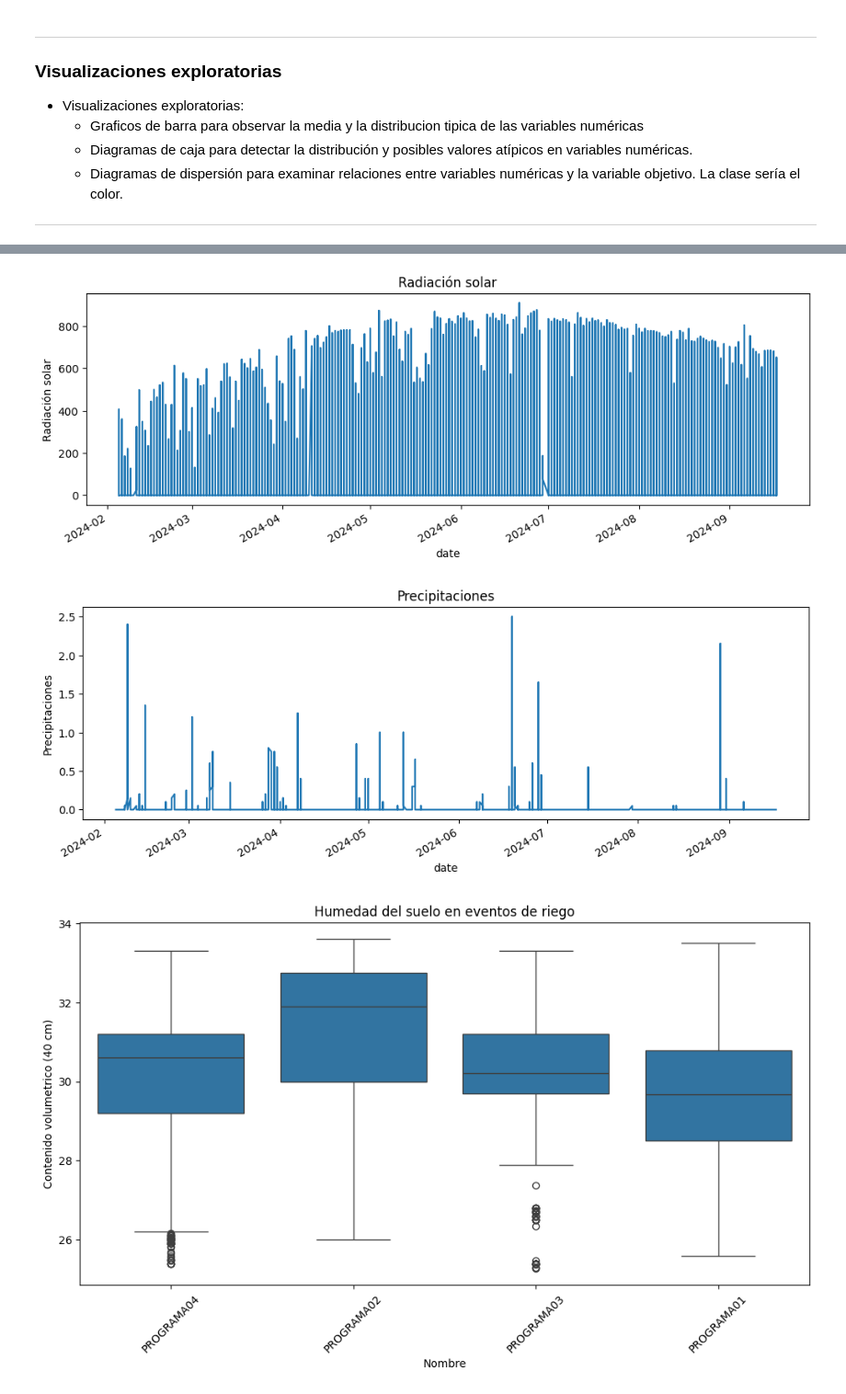
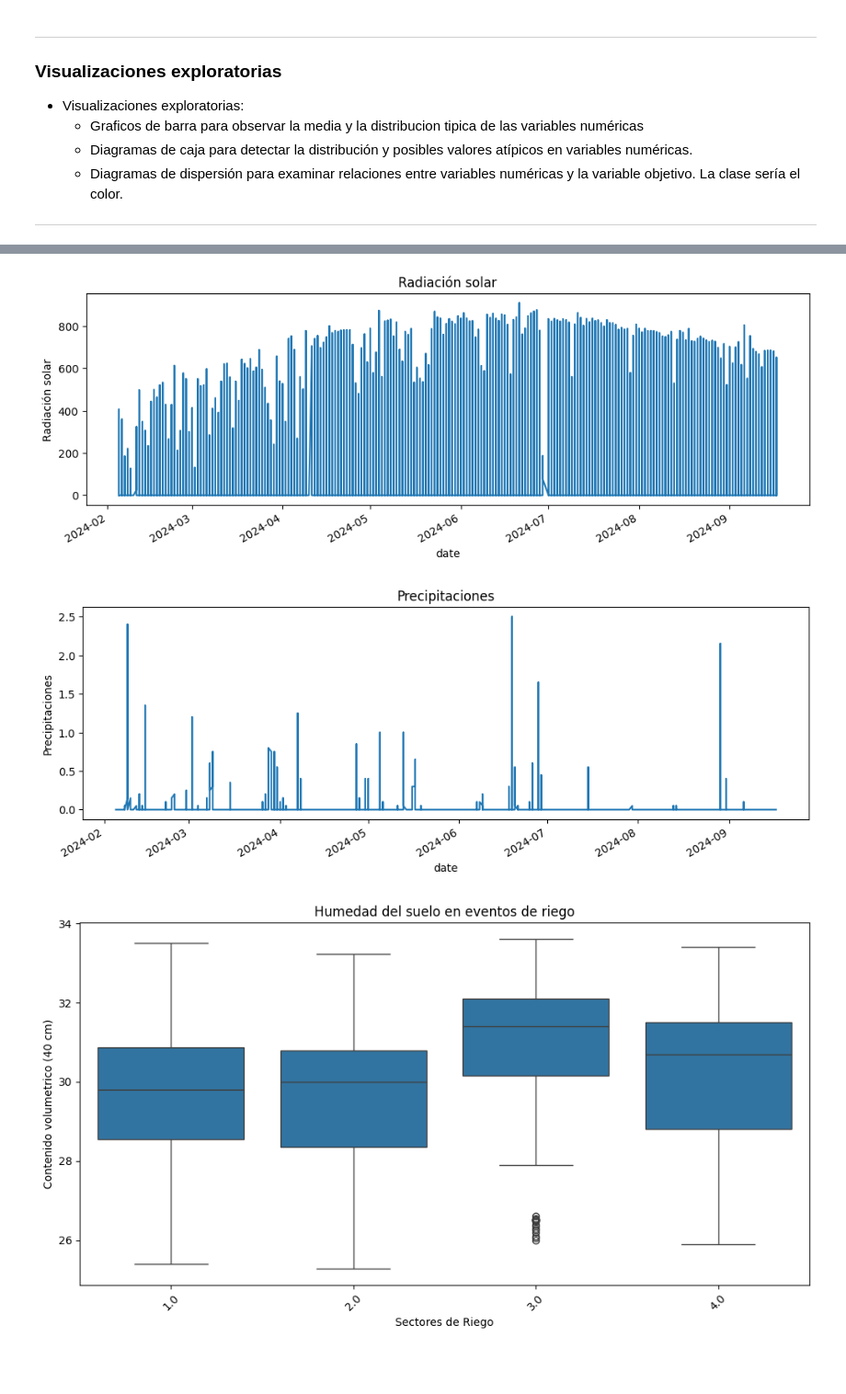
Before and after one commit to rodrigocastroviejo/Optimizacion-de-Riego-Deficitario-Controlado-en-cultivos-Le-osos-Mediante-Machine-Learning, a Jupyter notebook: model/EDA.ipynb, the cells around one changed output, grey strips where cells are left out. Shown at 92% size. Cells and saved outputs as stored; diff of their text form; code cells hidden in the pictures; blank space fills up the shorter version.

```diff
--- a/model/EDA.ipynb
+++ b/model/EDA.ipynb
@@ -140,33 +173,33 @@ df_merged = pd.merge_asof(
     direction='backward'
 )
 
 # Visualizar humedad antes/durante riegos
 plt.figure(figsize=(12,6))
 sns.boxplot(
     data=df_merged,
-    x='Nombre',  # Nombre del programa de riego
+    x='Sectores de Riego',
     y='Contenido volumetrico (40 cm)'
 )
 plt.xticks(rotation=45)
 plt.title('Humedad del suelo en eventos de riego')
 plt.show()
 
 
 # Matriz de correlación para variables numéricas
 corr_matrix = X_datos_suelo1.select_dtypes(include='number').corr()
 
 plt.figure(figsize=(16,12))
 sns.heatmap(corr_matrix, annot=True, fmt=".2f", cmap='coolwarm',
             annot_kws={"size": 8}, vmin=-1, vmax=1)
 plt.title('Matriz de correlación')
 plt.show()
 # %% [output]
 [figure]
 [figure]
 [figure]
 [figure]
 [figure]
 [figure]
 [figure]
-[figure, old version]
+[figure, new version]
 [figure]
```
Also changed, not shown: parts of 5 cells of this notebook, 5 other files.
